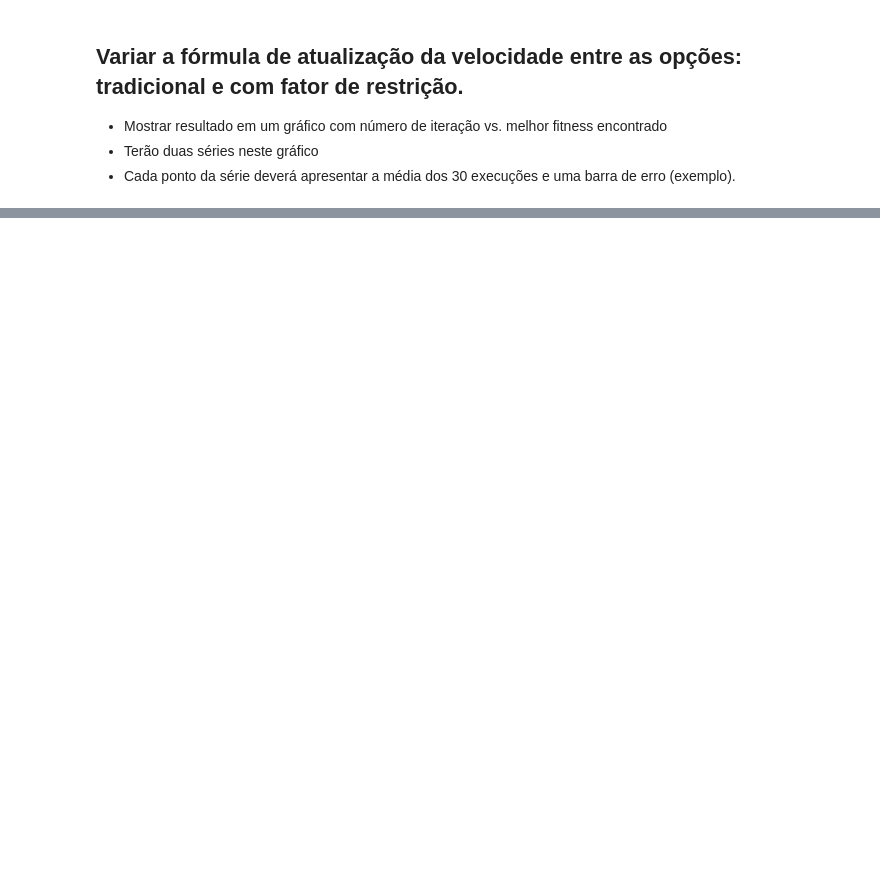
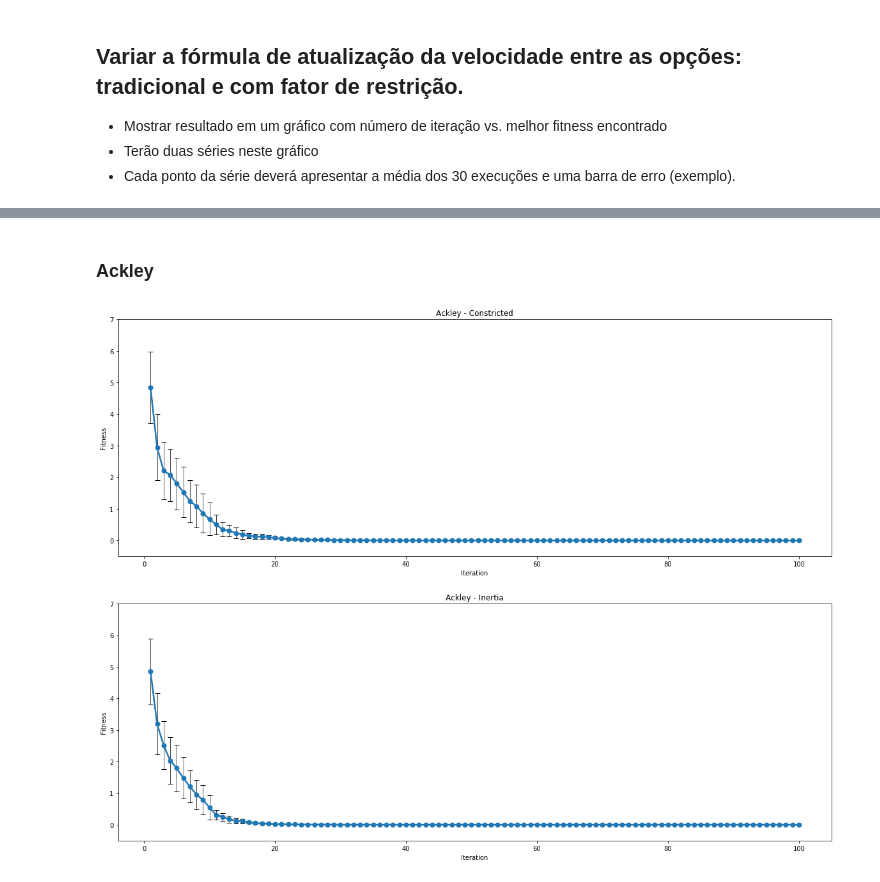
Before and after one commit to anthonyjatoba/bioinspired-optimization, a Jupyter notebook: PSO.ipynb, the cells around one changed output, grey strips where cells are left out. Drawn from its saved outputs; the diff is of its cells as text; code cells hidden in the pictures; blank space fills up the shorter version.

```diff
--- a/PSO.ipynb
+++ b/PSO.ipynb
@@ -398,0 +525,2 @@ plt.show()
+# %% [markdown]
+### Ackley
@@ -398,0 +566,20 @@ plt.show()
+# %%
+plt.figure(figsize=(20, 15))
+
+plt.subplot(2, 1, 1)
+plt.ylim(-0.5, 7)
+plt.errorbar(x, np.array(ackley_iter_mean_k), np.array(ackley_iter_std_k), ms=7, lw=2.5, marker="o", capsize=4, ecolor="black", elinewidth=0.7)
+plt.title('Ackley - Constricted')
+plt.ylabel("Fitness")
+plt.xlabel("Iteration")
+
+plt.subplot(2, 1, 2)
+plt.ylim(-0.5, 7)
+plt.errorbar(x, np.array(ackley_iter_mean_w), np.array(ackley_iter_std_w), ms=7, lw=2.5, marker="o", capsize=4, ecolor="black", elinewidth=0.7)
+plt.title('Ackley - Inertia')
+plt.ylabel("Fitness")
+plt.xlabel("Iteration")
+
+plt.show()
+# %% [output]
+[figure, added]
```
Also changed, not shown: parts of 14 cells of this notebook, 1 other file.
